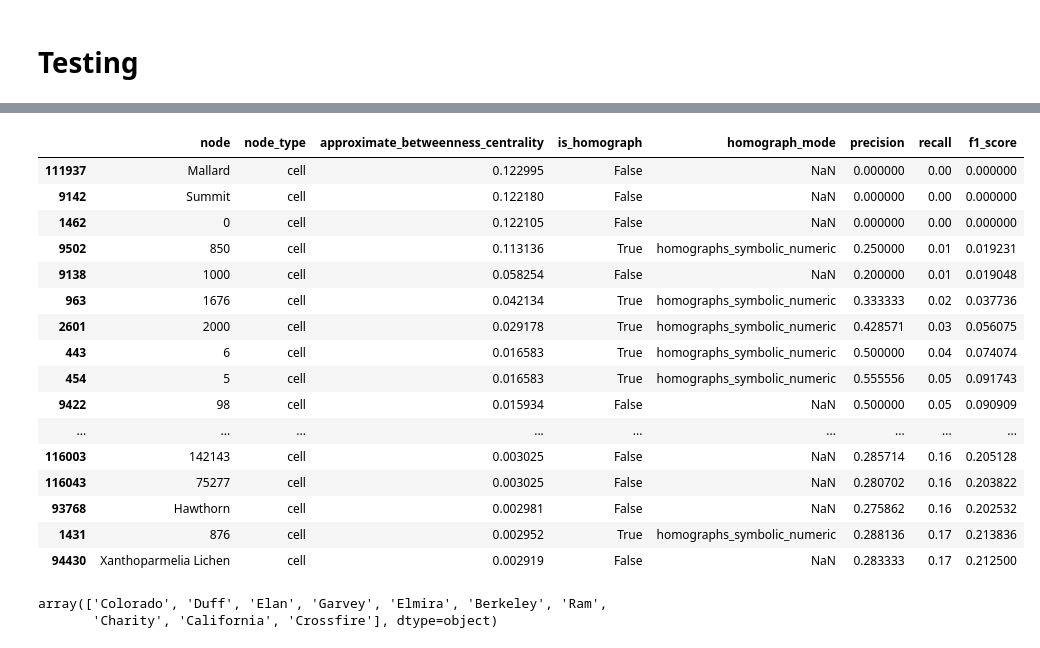
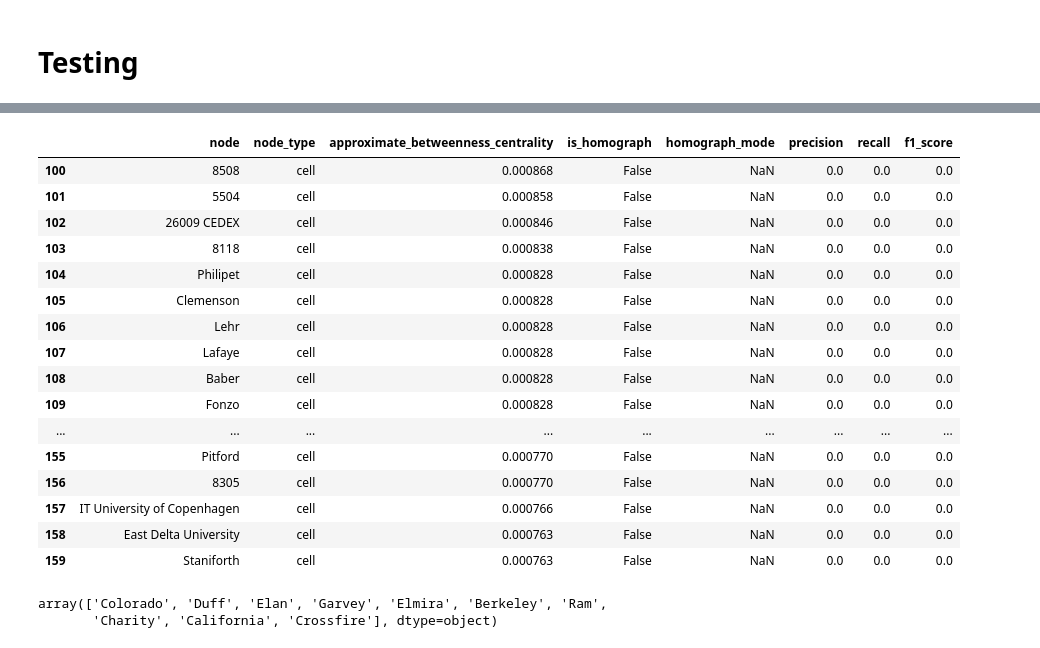
Before and after one commit to northeastern-datalab/domain_net, a Jupyter notebook: homograph_types_generation/dataset_setup.ipynb, the cells around one changed output, grey strips where cells are left out. Cells and saved outputs as stored; diff of their text form; code cells hidden in the pictures.

```diff
--- a/homograph_types_generation/dataset_setup.ipynb
+++ b/homograph_types_generation/dataset_setup.ipynb
@@ -346,24 +328,26 @@ len(selected_homs['homographs_all'])
 # %%
-df = pd.read_pickle('evaluation/synthetic_benchmark_large3/eval_dfs.pickle')['homographs_symbolic_numeric'].iloc[:100]
-df.head(60)
+df = pd.read_pickle('evaluation/synthetic_benchmark_large3/eval_dfs.pickle')['homographs_symbolic_numeric']
+df.reset_index(inplace=True, drop=True)
+df.iloc[100:160]
+# df[df['is_homograph']==True]
 # %% [output]
 |  | node | node_type | approximate_betweenness_centrality | is_homograph | homograph_mode | precision | recall | f1_score |
-| 111937 | Mallard | cell | 0.122995 | False | NaN | 0.000000 | 0.00 | 0.000000 |
-| 9142 | Summit | cell | 0.122180 | False | NaN | 0.000000 | 0.00 | 0.000000 |
-| 1462 | 0 | cell | 0.122105 | False | NaN | 0.000000 | 0.00 | 0.000000 |
-| 9502 | 850 | cell | 0.113136 | True | homographs_symbolic_numeric | 0.250000 | 0.01 | 0.019231 |
-| 9138 | 1000 | cell | 0.058254 | False | NaN | 0.200000 | 0.01 | 0.019048 |
-| 963 | 1676 | cell | 0.042134 | True | homographs_symbolic_numeric | 0.333333 | 0.02 | 0.037736 |
-| 2601 | 2000 | cell | 0.029178 | True | homographs_symbolic_numeric | 0.428571 | 0.03 | 0.056075 |
-| 443 | 6 | cell | 0.016583 | True | homographs_symbolic_numeric | 0.500000 | 0.04 | 0.074074 |
-| 454 | 5 | cell | 0.016583 | True | homographs_symbolic_numeric | 0.555556 | 0.05 | 0.091743 |
-| 9422 | 98 | cell | 0.015934 | False | NaN | 0.500000 | 0.05 | 0.090909 |
+| 100 | 8508 | cell | 0.000868 | False | NaN | 0.0 | 0.0 | 0.0 |
+| 101 | 5504 | cell | 0.000858 | False | NaN | 0.0 | 0.0 | 0.0 |
+| 102 | 26009 CEDEX | cell | 0.000846 | False | NaN | 0.0 | 0.0 | 0.0 |
+| 103 | 8118 | cell | 0.000838 | False | NaN | 0.0 | 0.0 | 0.0 |
+| 104 | Philipet | cell | 0.000828 | False | NaN | 0.0 | 0.0 | 0.0 |
+| 105 | Clemenson | cell | 0.000828 | False | NaN | 0.0 | 0.0 | 0.0 |
+| 106 | Lehr | cell | 0.000828 | False | NaN | 0.0 | 0.0 | 0.0 |
+| 107 | Lafaye | cell | 0.000828 | False | NaN | 0.0 | 0.0 | 0.0 |
+| 108 | Baber | cell | 0.000828 | False | NaN | 0.0 | 0.0 | 0.0 |
+| 109 | Fonzo | cell | 0.000828 | False | NaN | 0.0 | 0.0 | 0.0 |
 | ... | ... | ... | ... | ... | ... | ... | ... | ... |
-| 116003 | 142143 | cell | 0.003025 | False | NaN | 0.285714 | 0.16 | 0.205128 |
-| 116043 | 75277 | cell | 0.003025 | False | NaN | 0.280702 | 0.16 | 0.203822 |
-| 93768 | Hawthorn | cell | 0.002981 | False | NaN | 0.275862 | 0.16 | 0.202532 |
-| 1431 | 876 | cell | 0.002952 | True | homographs_symbolic_numeric | 0.288136 | 0.17 | 0.213836 |
-| 94430 | Xanthoparmelia Lichen | cell | 0.002919 | False | NaN | 0.283333 | 0.17 | 0.212500 |
+| 155 | Pitford | cell | 0.000770 | False | NaN | 0.0 | 0.0 | 0.0 |
+| 156 | 8305 | cell | 0.000770 | False | NaN | 0.0 | 0.0 | 0.0 |
+| 157 | IT University of Copenhagen | cell | 0.000766 | False | NaN | 0.0 | 0.0 | 0.0 |
+| 158 | East Delta University | cell | 0.000763 | False | NaN | 0.0 | 0.0 | 0.0 |
+| 159 | Staniforth | cell | 0.000763 | False | NaN | 0.0 | 0.0 | 0.0 |
 # %%
 np.random.seed(0)
 np.random.choice(homograph_info_df[(homograph_info_df['type']=='traditional')]['value'].unique(), size=10, replace=False)
```
Also changed, not shown: parts of 7 cells of this notebook, 4 other files.
